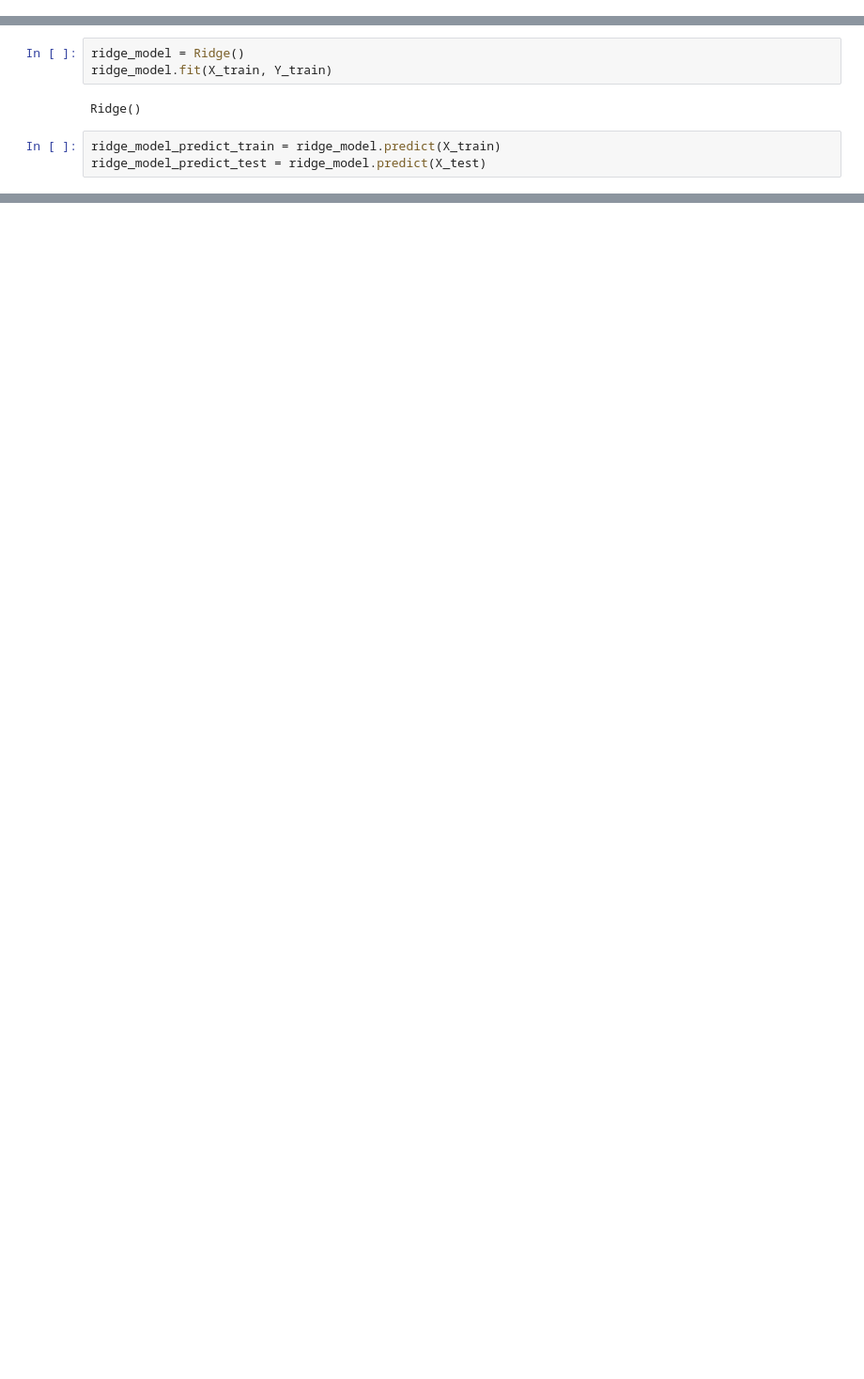
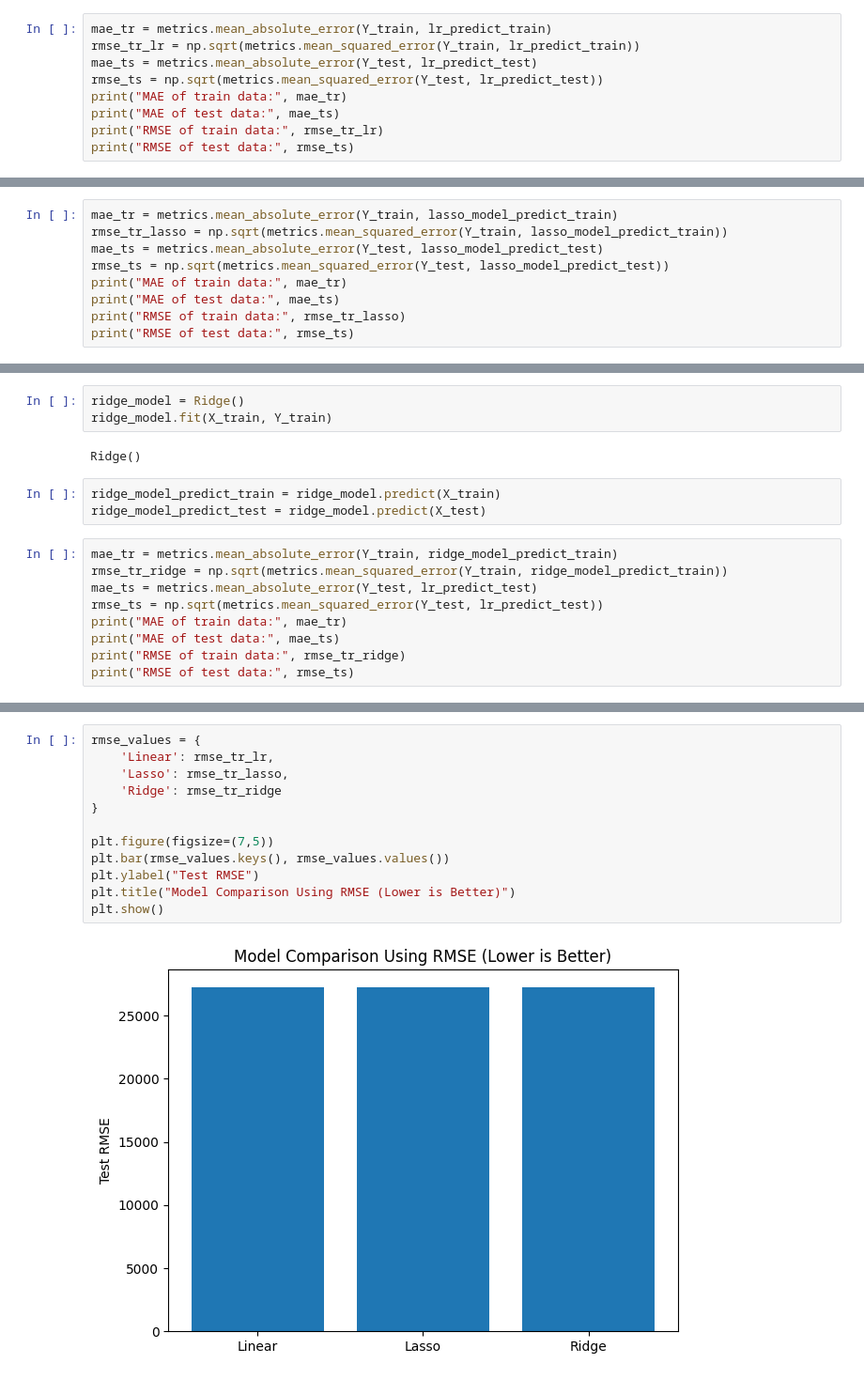
Before and after one commit to AichaELMouta/Car_Price_Prediction, a Jupyter notebook: car_price_prediction.ipynb, the cells around one changed output, grey strips where cells are left out. Shown: that part at 94% size. Cells and saved outputs as stored; diff of their text form; blank space fills up the shorter version.

```diff
--- a/car_price_prediction.ipynb
+++ b/car_price_prediction.ipynb
@@ -346,0 +323,9 @@ plt.show()
+# %%
+mae_tr = metrics.mean_absolute_error(Y_train, lr_predict_train)
+rmse_tr_lr = np.sqrt(metrics.mean_squared_error(Y_train, lr_predict_train))
+mae_ts = metrics.mean_absolute_error(Y_test, lr_predict_test)
+rmse_ts = np.sqrt(metrics.mean_squared_error(Y_test, lr_predict_test))
+print("MAE of train data:", mae_tr)
+print("MAE of test data:", mae_ts)
+print("RMSE of train data:", rmse_tr_lr)
+print("RMSE of test data:", rmse_ts)
@@ -370,0 +345,9 @@ plt.show()
+# %%
+mae_tr = metrics.mean_absolute_error(Y_train, lasso_model_predict_train)
+rmse_tr_lasso = np.sqrt(metrics.mean_squared_error(Y_train, lasso_model_predict_train))
+mae_ts = metrics.mean_absolute_error(Y_test, lasso_model_predict_test)
+rmse_ts = np.sqrt(metrics.mean_squared_error(Y_test, lasso_model_predict_test))
+print("MAE of train data:", mae_tr)
+print("MAE of test data:", mae_ts)
+print("RMSE of train data:", rmse_tr_lasso)
+print("RMSE of test data:", rmse_ts)
@@ -376,3 +364,12 @@ Ridge()
 # %%
 ridge_model_predict_train = ridge_model.predict(X_train)
 ridge_model_predict_test = ridge_model.predict(X_test)
+# %%
+mae_tr = metrics.mean_absolute_error(Y_train, ridge_model_predict_train)
+rmse_tr_ridge = np.sqrt(metrics.mean_squared_error(Y_train, ridge_model_predict_train))
+mae_ts = metrics.mean_absolute_error(Y_test, lr_predict_test)
+rmse_ts = np.sqrt(metrics.mean_squared_error(Y_test, lr_predict_test))
+print("MAE of train data:", mae_tr)
+print("MAE of test data:", mae_ts)
+print("RMSE of train data:", rmse_tr_ridge)
+print("RMSE of test data:", rmse_ts)
@@ -378,0 +381,14 @@ ridge_model_predict_test = ridge_model.predict(X_test)
+# %%
+rmse_values = {
+    'Linear': rmse_tr_lr,
+    'Lasso': rmse_tr_lasso,
+    'Ridge': rmse_tr_ridge
+}
+
+plt.figure(figsize=(7,5))
+plt.bar(rmse_values.keys(), rmse_values.values())
+plt.ylabel("Test RMSE")
+plt.title("Model Comparison Using RMSE (Lower is Better)")
+plt.show()
+# %% [output]
+[figure, added]
```
Also changed, not shown: parts of 11 cells of this notebook.
